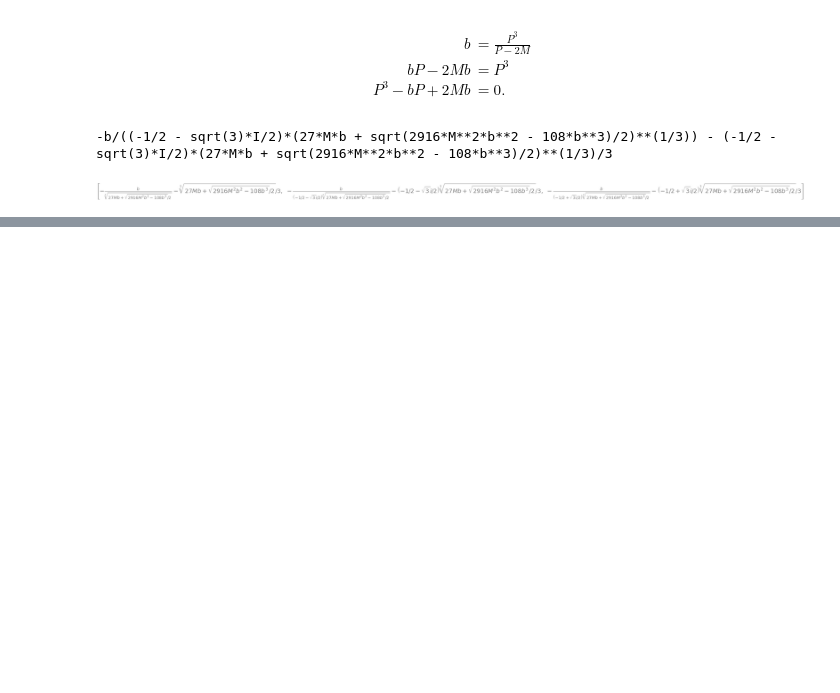
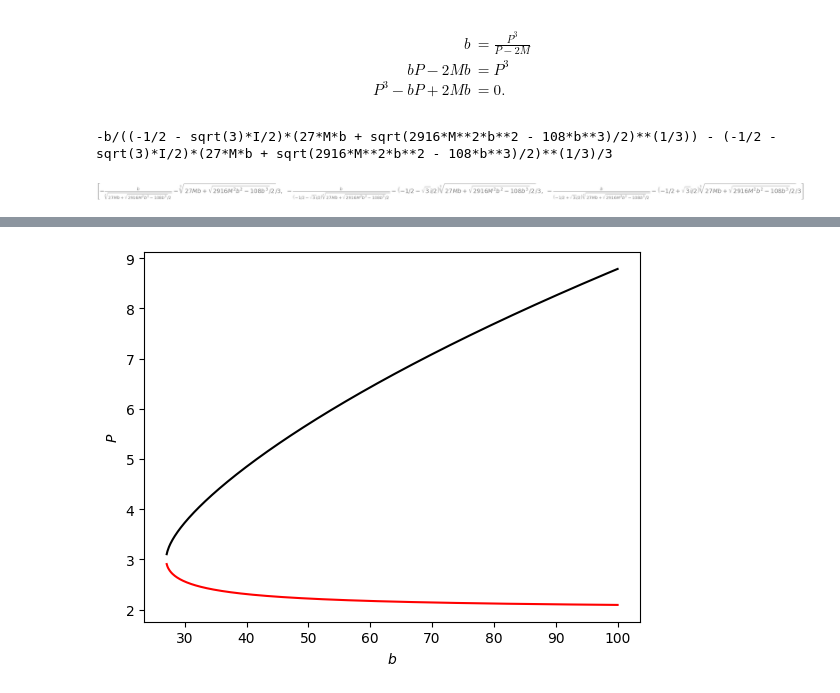
Before and after one commit to jessecrans/bh-raytracer, a Jupyter notebook: luminet-paper.ipynb, the cells around one changed output, grey strips where cells are left out. Drawn from its saved outputs; the diff is of its cells as text; code cells hidden in the pictures; blank space fills up the shorter version.

```diff
--- a/luminet-paper.ipynb
+++ b/luminet-paper.ipynb
@@ -112,0 +120,9 @@ plt.show()
+# %%
+plt.plot(b, P2(b,1),c='r')
+plt.plot(b, P3(b,1),c='k')
+
+plt.xlabel(r'$b$')
+plt.ylabel(r'$P$')
+plt.show()
+# %% [output]
+[figure, added]
```
Also changed, not shown: parts of 3 cells of this notebook.
